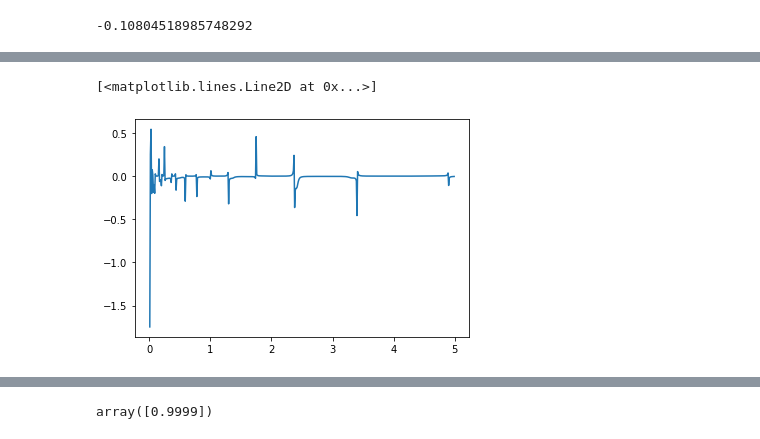
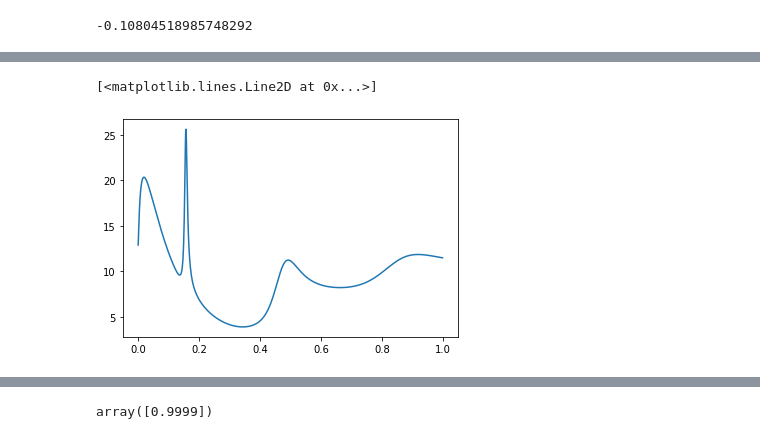
Before and after one commit to SantiagoBeltran/TareaParticulas, a Jupyter notebook: TareaParticulas.ipynb, the cells around one changed output, grey strips where cells are left out. Saved outputs shown, nothing was run; the diff lists cells and outputs as text; code cells hidden in the pictures.

Commit message:
Arreglar scattering

```diff
--- a/TareaParticulas.ipynb
+++ b/TareaParticulas.ipynb
@@ -22,0 +33,14 @@ plt.plot(x, continuidad(x, 6, 10))
+# %%
+#plt.figure()
+rho=np.sqrt(np.arange(40,90,10))
+l=np.arange(0,6,1)
+energy=np.zeros((len(rho), len(l)))
+for i in range(len(rho)):
+    y=hallarCeros(continuidad, l[0], rho[i])
+    x=np.ones(len(y))*l[0]
+    for j in range(1,len(l)):
+        y=np.concatenate((y,hallarCeros(continuidad, l[j], rho[i])))
+        x=np.concatenate((x,np.ones(len(y))*l[j]))
+    print(np.unique(x),y)
+    #plt.scatter(x,y, marker="*", label=r"$V_0=${}".format(round(rho[i]**2, 0)))
+#plt.legend()
@@ -38,7 +87,7 @@ bisection(-0.999,0, continuidad, 6, 10)
 # %% [output]
 -0.10804518985748292
 # %%
-rho=np.arange(10,100,10)
+rho=np.sqrt(np.arange(10,100,10))
 l=np.arange(0,11,1)
 energias=np.zeros((len(rho), len(l)))
 # %%
@@ -98,23 +148,25 @@ plt.plot(x, aproximada(x,6,40))
 # %%
 def tanDl(x, l, rho):
-    y=rho*np.sqrt(x+1)
+    y=rho*np.sqrt(-x+1)
     z=rho*np.sqrt(x)
     g=y*spe.spherical_jn(l,z)*spe.spherical_jn(l,y, derivative=True)-z*spe.spherical_jn(l,z, derivative=True)*spe.spherical_jn(l,y)
     h=z*spe.spherical_yn(l,z, derivative=True)*spe.spherical_jn(l,y)-y*spe.spherical_jn(l,y,derivative=True)*spe.spherical_yn(l,z)
     f=-g/h
     return f
 # %%
-def sigma(x, l, rho,R):
-    d=tanDl(x,l,rho)
-    sigma=4*np.pi*(2*l+1)*d**2*R**2/((rho**2*x)*(1-d**2))
-    return sigma
+def sigma(x, rho):
+    s=0
+    for i in range(10):
+        d=tanDl(x,i,rho)
+        s+=4*np.pi*(2*i+1)*d**2/((rho**2*x)*(1+d**2))
+    return s
 # %%
-x=np.arange(0,5,0.01)
+x=np.arange(0.0,1,0.001)
 plt.figure()
-plt.plot(x, sigma(x,0,40,1))
+plt.plot(x, sigma(x,np.sqrt(40)))
 # %% [output]
 [<matplotlib.lines.Line2D at 0x...>]
-[figure, old version]
+[figure, new version]
 # %%
 tanDl(x,0,10)
 # %% [output]
```
Also changed, not shown: parts of 13 cells of this notebook.
